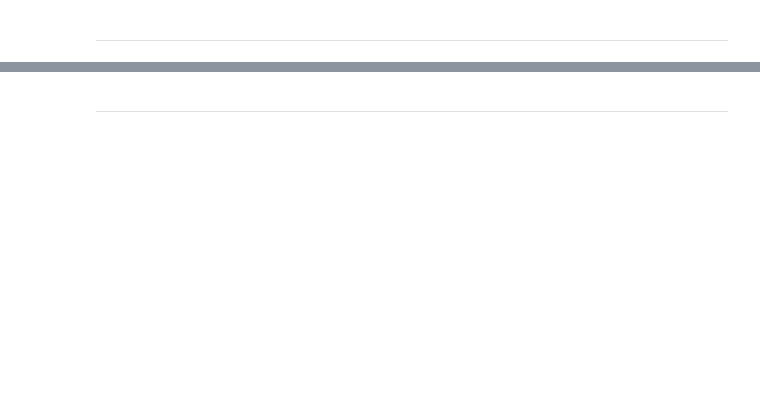
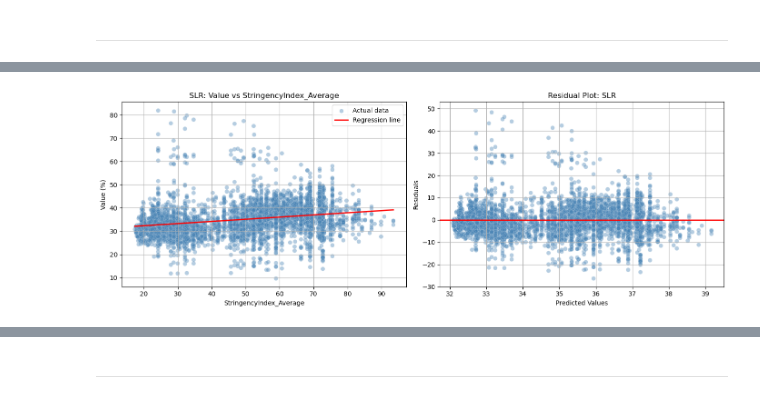
Before and after one commit to Dominicdaniel86/Data-Science, a Jupyter notebook: jupyter/final-notebook.ipynb, the cells around one changed output, grey strips where cells are left out. Cells and saved outputs as stored; diff of their text form; code cells hidden in the pictures; blank space fills up the shorter version.

```diff
--- a/jupyter/final-notebook.ipynb
+++ b/jupyter/final-notebook.ipynb
@@ -180,0 +165,10 @@ Final merged dataset shape (rows, cols): (11412, 42)
+# %%
+# --- 5. Final cleanup: drop merge keys and rows missing target/feature ---
+merged = merged.drop(columns=['RegionName', 'Start', 'End'])
+final_dataset = merged.dropna(subset=['Value', 'StringencyIndex_Average'])
+
+final_dataset.to_csv(file_path_3, index=False)
+
+print("Shape of original depression dataset:", depression_data.shape)
+print("Shape of original OxCGRT dataset:", oxcgrt_data.shape)
+print("Shape of final merged dataset:", final_dataset.shape)
@@ -181,3 +181,12 @@ Final merged dataset shape (rows, cols): (11412, 42)
+# %%
+# --- 6. Define 3 other versions of the dataset that we are going to use throughout the analysis ---
+
+# Second df: Filter for Symptoms of Anxiety Disorder and for State == United States
+df_anxiety = final_dataset[final_dataset['Indicator'] == 'Symptoms of Anxiety Disorder']
+# Third df: Filter for Symptoms of Depressive Disorder
+df_depression = final_dataset[final_dataset['Indicator'] == 'Symptoms of Depressive Disorder']
+# Fourth df: Filter for Symptoms of Anxiety or Depressive Disorder
+df_combined = final_dataset[final_dataset['Indicator'] == 'Symptoms of Anxiety Disorder or Depressive Disorder']
 # %% [markdown]
 ---
 # %% [markdown]
@@ -523,0 +396,29 @@ Manual slope == Sklearn slope? Yes
+# %%
+# Scatter plot with regression line + residual plot
+fig, axes = plt.subplots(1, 2, figsize=(14, 5))
+
+# Left: scatter + regression line
+axes[0].scatter(X, Y, alpha=0.4, color='steelblue',
+                edgecolors='white', linewidths=0.3, s=45, label='Actual data')
+x_line = np.linspace(X.min(), X.max(), 100)
+axes[0].plot(x_line, b_sk + m_sk * x_line, color='red', linewidth=2, label='Regression line')
+axes[0].set_xlabel("StringencyIndex_Average")
+axes[0].set_ylabel("Value (%)")
+axes[0].set_title("SLR: Value vs StringencyIndex_Average")
+axes[0].legend()
+axes[0].grid(True)
+
+# Right: residual plot
+residuals = Y - y_pred
+axes[1].scatter(y_pred, residuals, alpha=0.4, color='steelblue',
+                edgecolors='white', linewidths=0.3, s=45)
+axes[1].axhline(0, color='red', linewidth=2)
+axes[1].set_xlabel("Predicted Values")
+axes[1].set_ylabel("Residuals")
+axes[1].set_title("Residual Plot: SLR")
+axes[1].grid(True)
+
+plt.tight_layout()
+plt.show()
+# %% [output]
+[figure, added]
```
Also changed, not shown: parts of 58 cells of this notebook, 3 other files.
